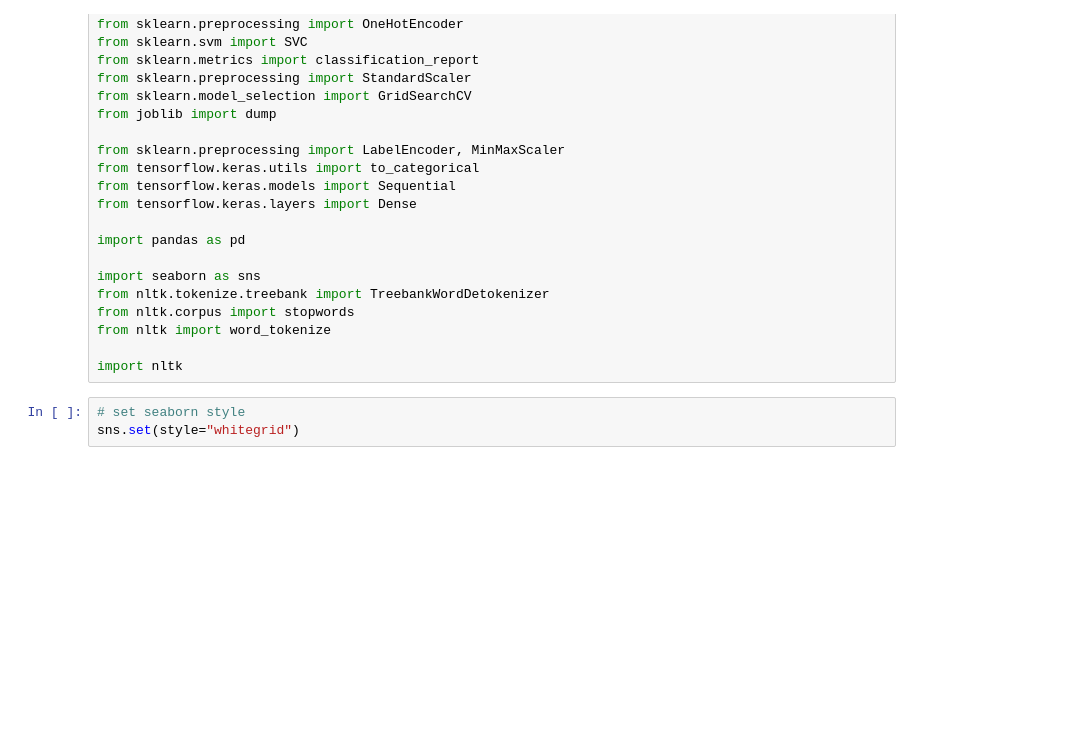
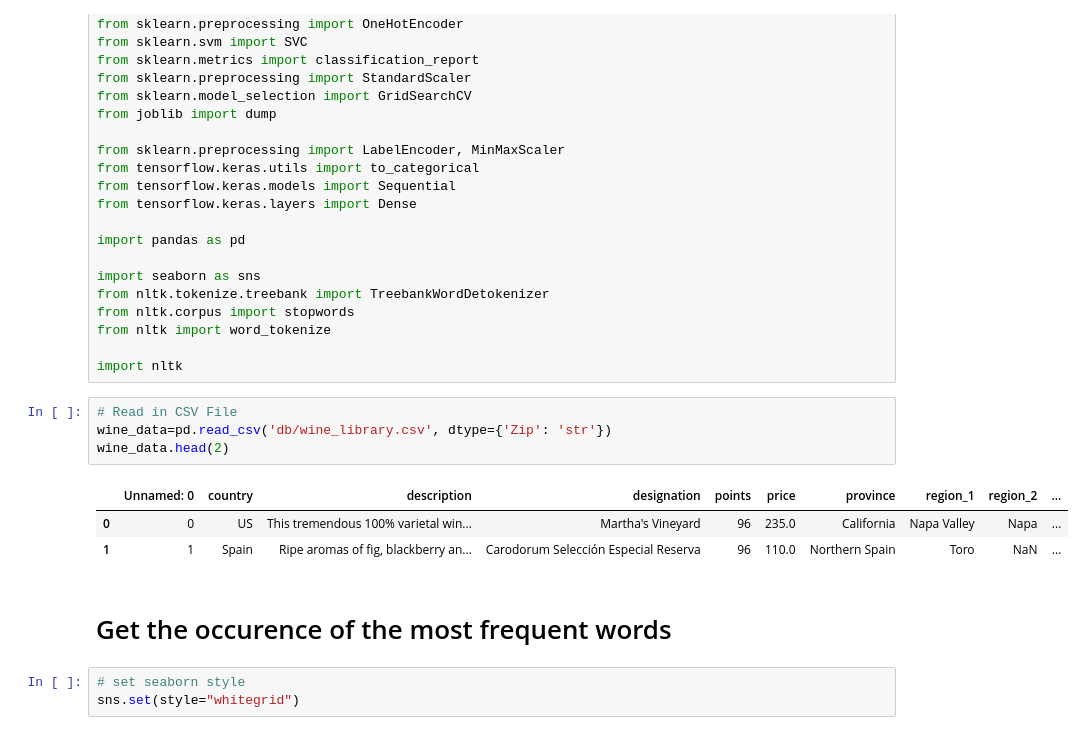
Before and after one commit to ChiqueCode/project_wine_library, a Jupyter notebook: ml.ipynb, the cells around one changed output. Saved outputs shown, nothing was run; the diff lists cells and outputs as text; blank space fills up the shorter version.

```diff
--- a/ml.ipynb
+++ b/ml.ipynb
@@ -28,6 +28,16 @@ from nltk.corpus import stopwords
 from nltk import word_tokenize
 
 import nltk
+# %%
+# Read in CSV File
+wine_data=pd.read_csv('db/wine_library.csv', dtype={'Zip': 'str'})
+wine_data.head(2)
+# %% [output]
+|  | Unnamed: 0 | country | description | designation | points | price | province | region_1 | region_2 | ... |
+| 0 | 0 | US | This tremendous 100% varietal win... | Martha's Vineyard | 96 | 235.0 | California | Napa Valley | Napa | ... |
+| 1 | 1 | Spain | Ripe aromas of fig, blackberry an... | Carodorum Selección Especial Reserva | 96 | 110.0 | Northern Spain | Toro | NaN | ... |
+# %% [markdown]
+# Get the occurence of the most frequent words
 # %%
 # set seaborn style
 sns.set(style="whitegrid")
```
Also changed, not shown: parts of 4 cells of this notebook.
